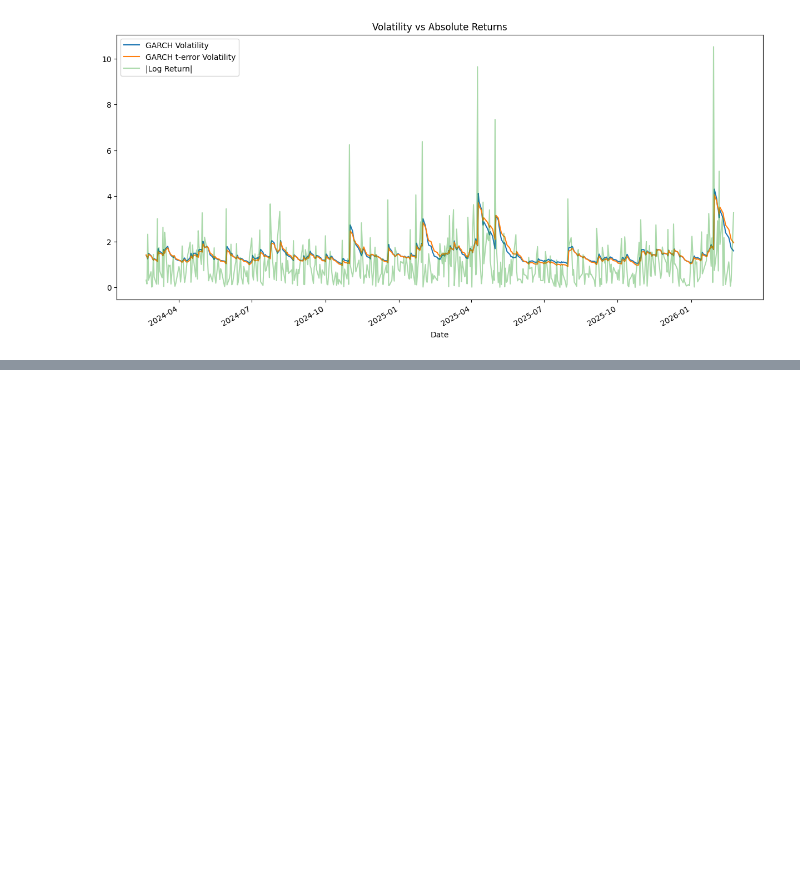
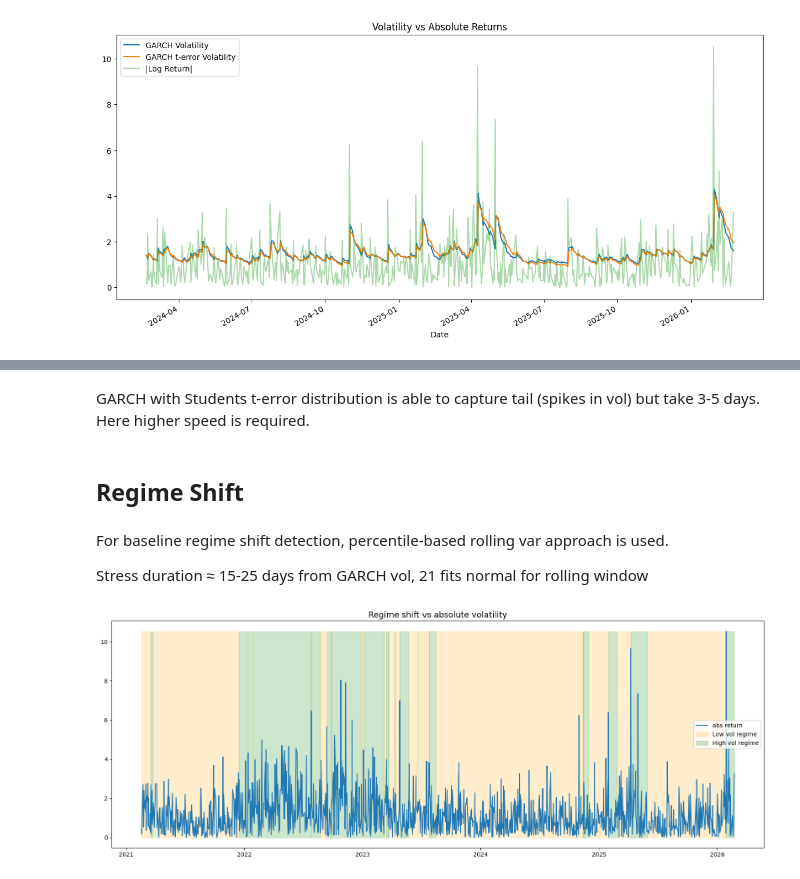
Before and after one commit to shashankgarewal/Time-Series-Analysis-Forecasting, a Jupyter notebook: notebooks/03_baseline_model.ipynb, the cells around one changed output, grey strips where cells are left out. Drawn from its saved outputs; the diff is of its cells as text; code cells hidden in the pictures; blank space fills up the shorter version.

```diff
--- a/notebooks/03_baseline_model.ipynb
+++ b/notebooks/03_baseline_model.ipynb
@@ -263,0 +278,33 @@ plt.show()
+# %% [markdown]
+GARCH with Students t-error distribution is able to capture tail (spikes in vol) but take 3-5 days. Here higher speed is required.
+# %% [markdown]
+## Regime Shift
+# %% [markdown]
+For baseline regime shift detection, percentile-based rolling var approach is used.
+
+Stress duration ≈ 15-25 days from GARCH vol, 21 fits normal for rolling window
+# %%
+rolling_vol = r_pct.rolling(21).std()
+threshold = rolling_vol.quantile(0.7)
+
+window = 252 * 5
+r_plot = r_pct.iloc[-window:]
+vol_plot = rolling_vol.loc[r_plot.index]   # align
+
+low_regime_mask = vol_plot < threshold
+high_regime_mask = vol_plot >= threshold
+
+fig, ax = plt.subplots(figsize=(20, 7))
+y = r_plot.abs()
+ax.plot(r_plot.index, y, label="abs return")
+
+# Fill only where low regime is True
+ax.fill_between(r_plot.index, 0, y.max(), where=low_regime_mask,
+                color="orange", alpha=0.2, label="Low vol regime")
+ax.fill_between(r_plot.index, 0, y.max(), where=high_regime_mask,
+                color="green", alpha=0.2, label='High vol regime')
+plt.title('Regime shift vs absolute volatility', fontsize=14)
+ax.legend()
+plt.show()
+# %% [output]
+[figure, added]
```
Also changed, not shown: parts of 7 cells of this notebook.
